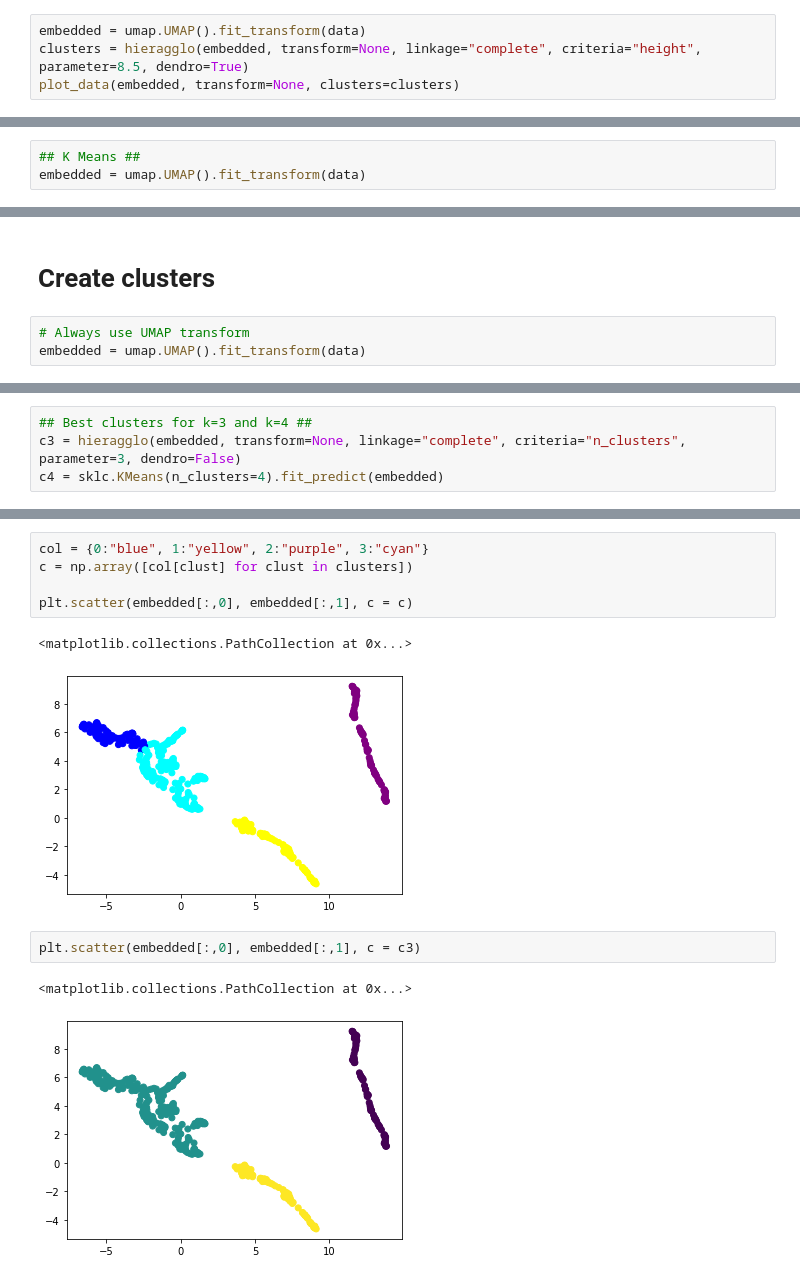
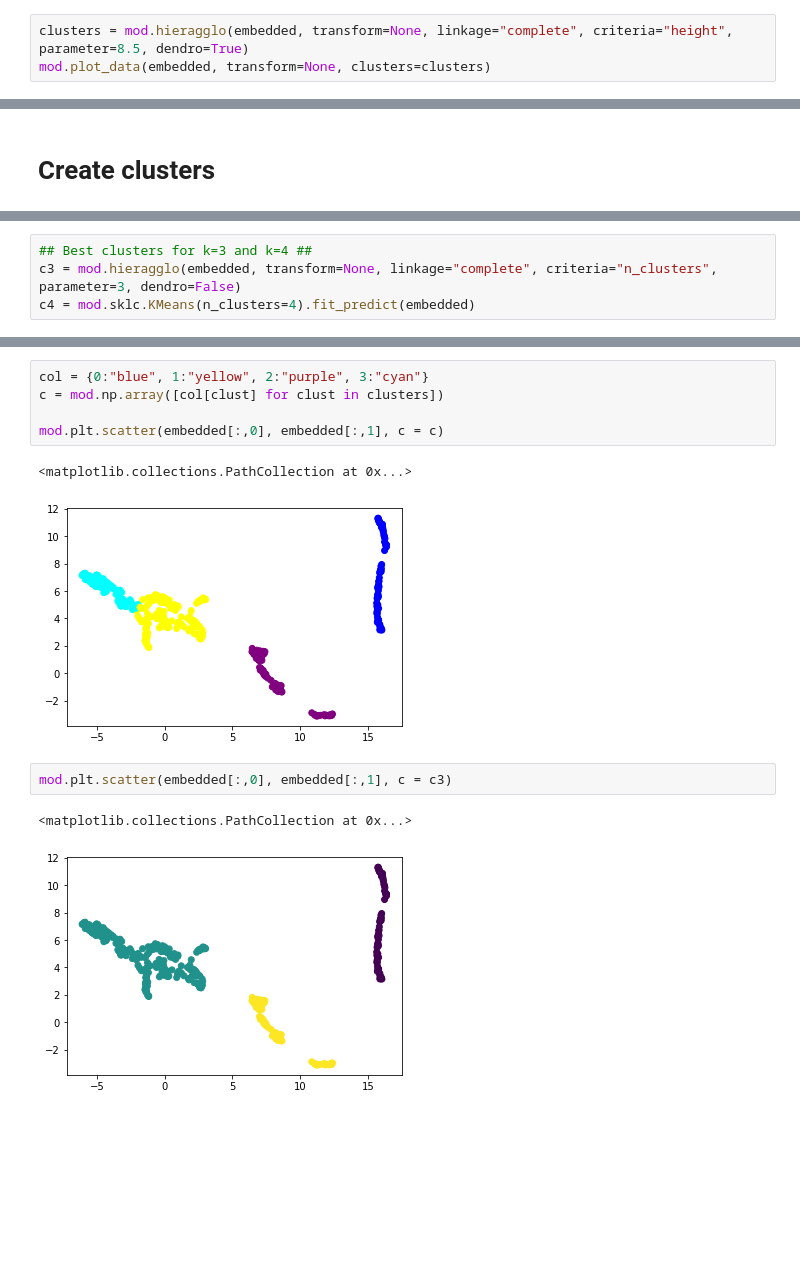
Before and after one commit to AnnaPaty/TechLoan, a Jupyter notebook: notebooks/data_exploration.ipynb, the cells around one changed output, grey strips where cells are left out. Drawn from its saved outputs; the diff is of its cells as text; blank space fills up the shorter version.

```diff
--- a/notebooks/data_exploration.ipynb
+++ b/notebooks/data_exploration.ipynb
@@ -171,5 +41,4 @@ plot_data(embedded, transform=None, clusters=clusters)
 # %%
-embedded = umap.UMAP().fit_transform(data)
-clusters = hieragglo(embedded, transform=None, linkage="complete", criteria="height", parameter=8.5, dendro=True)
-plot_data(embedded, transform=None, clusters=clusters)
+clusters = mod.hieragglo(embedded, transform=None, linkage="complete", criteria="height", parameter=8.5, dendro=True)
+mod.plot_data(embedded, transform=None, clusters=clusters)
 # %% [output]
@@ -178,4 +47 @@ plot_data(embedded, transform=None, clusters=clusters)
-# %%
-## K Means ##
-embedded = umap.UMAP().fit_transform(data)
 # %%
@@ -186,6 +53,3 @@ plot_data(embedded, transform=None, clusters=label)
 # %% [markdown]
 # Create clusters
-# %%
-# Always use UMAP transform
-embedded = umap.UMAP().fit_transform(data)
 # %%
@@ -245,5 +108,5 @@ Hierarchical (single linkage), K=2      458.2868659830107
 # %%
 ## Best clusters for k=3 and k=4 ##
-c3 = hieragglo(embedded, transform=None, linkage="complete", criteria="n_clusters", parameter=3, dendro=False)
-c4 = sklc.KMeans(n_clusters=4).fit_predict(embedded)
+c3 = mod.hieragglo(embedded, transform=None, linkage="complete", criteria="n_clusters", parameter=3, dendro=False)
+c4 = mod.sklc.KMeans(n_clusters=4).fit_predict(embedded)
 # %%
@@ -271,14 +134,14 @@ for var in data.columns:
 [figure]
 # %%
 col = {0:"blue", 1:"yellow", 2:"purple", 3:"cyan"}
-c = np.array([col[clust] for clust in clusters])
+c = mod.np.array([col[clust] for clust in clusters])
 
-plt.scatter(embedded[:,0], embedded[:,1], c = c)
+mod.plt.scatter(embedded[:,0], embedded[:,1], c = c)
 # %% [output]
 <matplotlib.collections.PathCollection at 0x...>
-[figure, old version]
+[figure, new version]
 # %%
-plt.scatter(embedded[:,0], embedded[:,1], c = c3)
+mod.plt.scatter(embedded[:,0], embedded[:,1], c = c3)
 # %% [output]
 <matplotlib.collections.PathCollection at 0x...>
-[figure, old version]
+[figure, new version]
```
Also changed, not shown: parts of 14 cells of this notebook, 7 other files.
